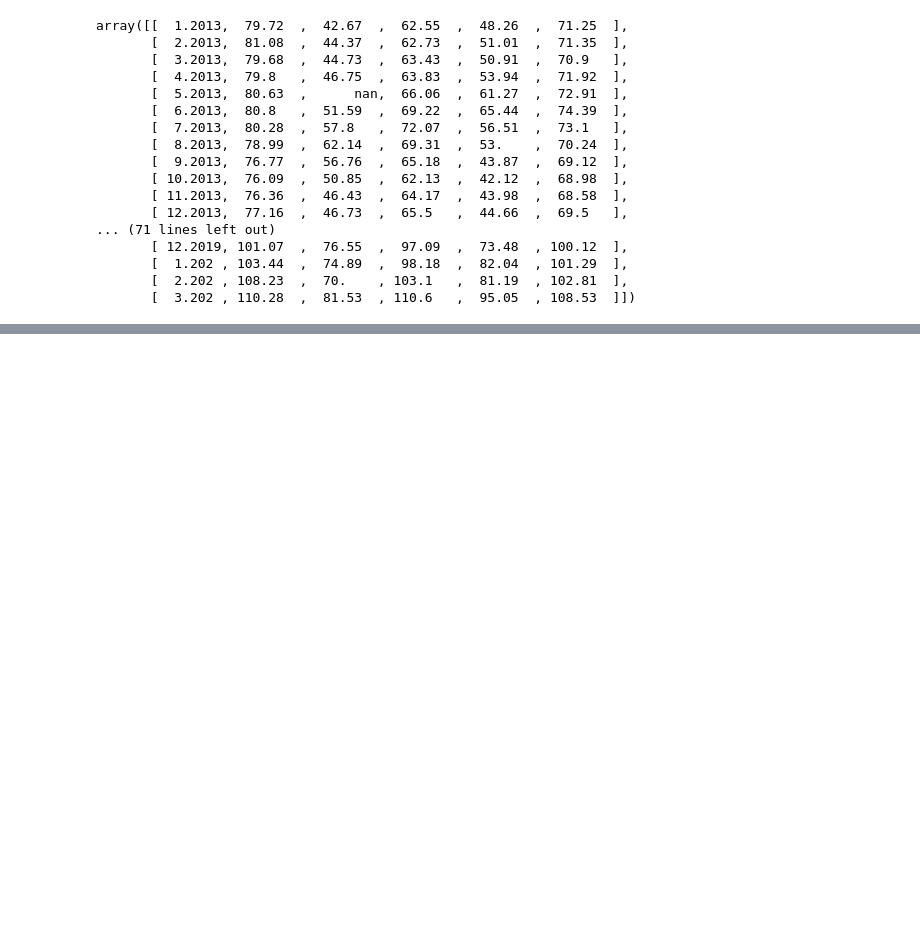
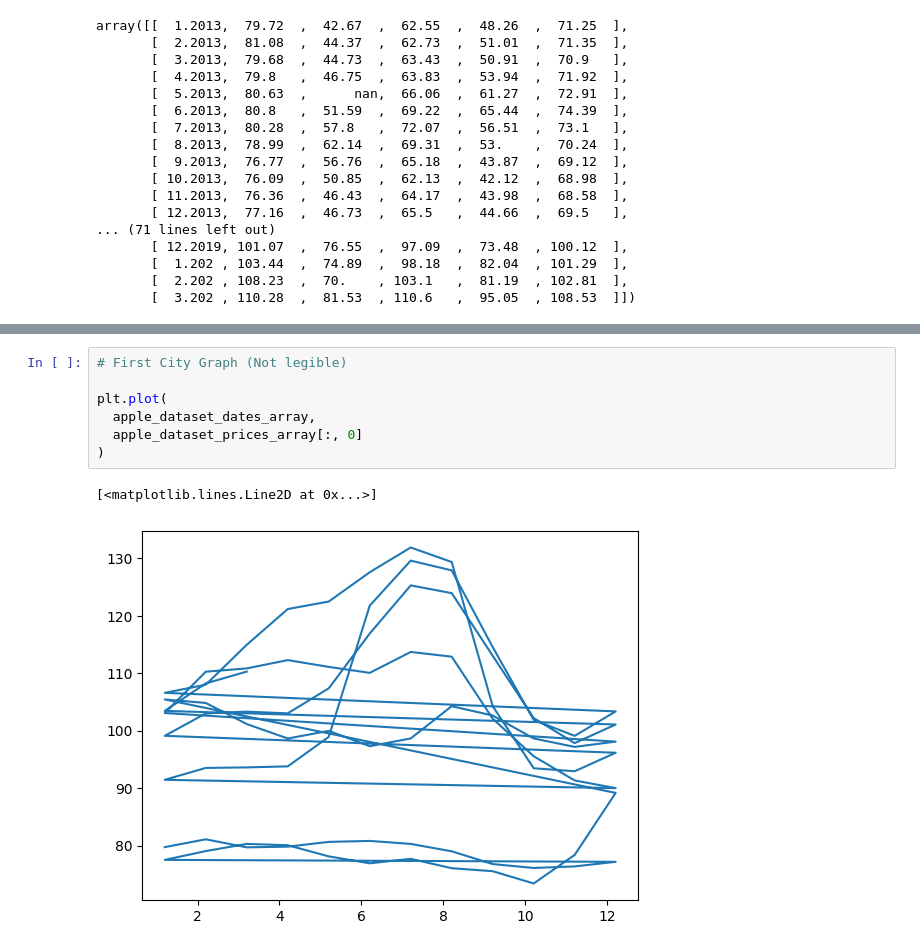
Before and after one commit to dscamacho333/Data_Science_Course, a Jupyter notebook: Numpy.ipynb, the cells around one changed output, grey strips where cells are left out. Cells and saved outputs as stored; diff of their text form; blank space fills up the shorter version.

```diff
--- a/Numpy.ipynb
+++ b/Numpy.ipynb
@@ -119,0 +188,10 @@ array([[  1.2013,  79.72  ,  42.67  ,  62.55  ,  48.26  ,  71.25  ],
+# %%
+# First City Graph (Not legible)
+
+plt.plot(
+  apple_dataset_dates_array,
+  apple_dataset_prices_array[:, 0]
+)
+# %% [output]
+[<matplotlib.lines.Line2D at 0x...>]
+[figure, added]
```
Also changed, not shown: parts of 23 cells of this notebook.
